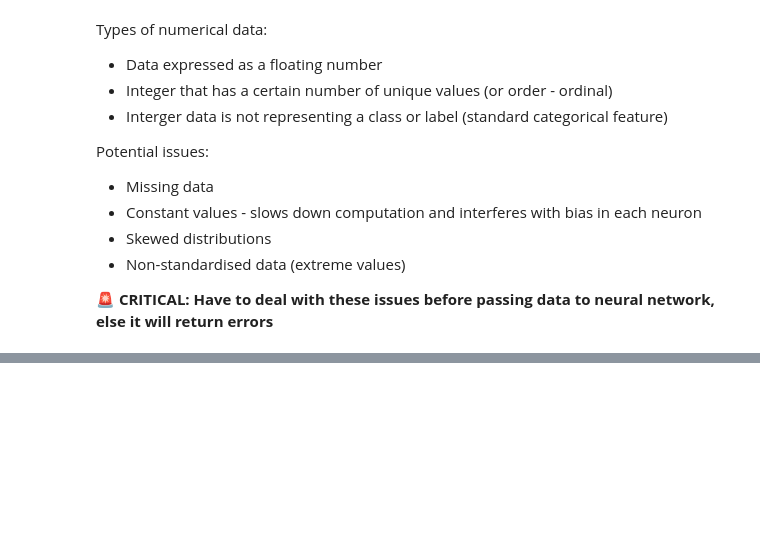
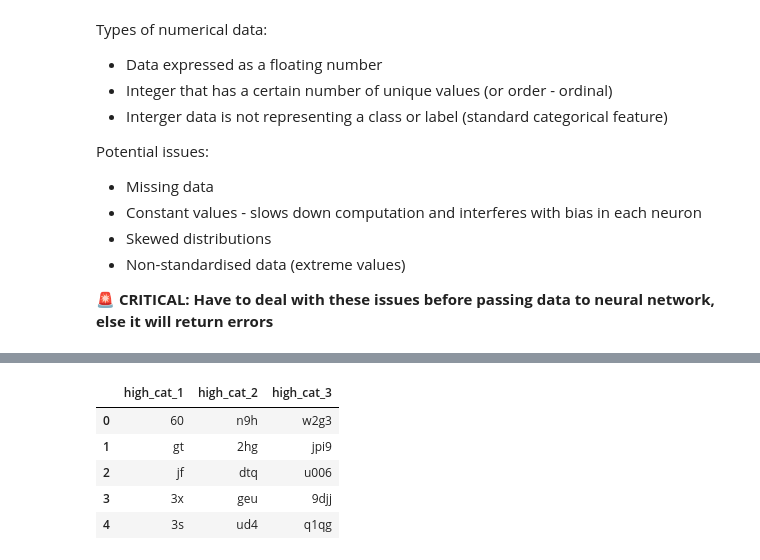
Before and after one commit to minimartzz/tensorflow-cookbook, a Jupyter notebook: ch7 tabular data/tabular_data.ipynb, the cells around one changed output, grey strips where cells are left out. Drawn from its saved outputs; the diff is of its cells as text; code cells hidden in the pictures; blank space fills up the shorter version.

```diff
--- a/ch7 tabular data/tabular_data.ipynb
+++ b/ch7 tabular data/tabular_data.ipynb
@@ -112,0 +470,19 @@ def assemble_numeric_pipeline(
+# %%
+import string, random
+
+def random_id(length=8):
+  voc = string.ascii_lowercase + string.digits
+  return ''.join(random.choice(voc) for i in range(length))
+
+example = pd.DataFrame({'high_cat_1': [random_id(length=2) for i in range(500)],
+                        'high_cat_2': [random_id(length=3) for i in range(500)],
+                        'high_cat_3': [random_id(length=4) for i in range(500)]})
+# %%
+example.head()
+# %% [output]
+|  | high_cat_1 | high_cat_2 | high_cat_3 |
+| 0 | 60 | n9h | w2g3 |
+| 1 | gt | 2hg | jpi9 |
+| 2 | jf | dtq | u006 |
+| 3 | 3x | geu | 9djj |
+| 4 | 3s | ud4 | q1qg |
```
Also changed, not shown: parts of 53 cells of this notebook.
